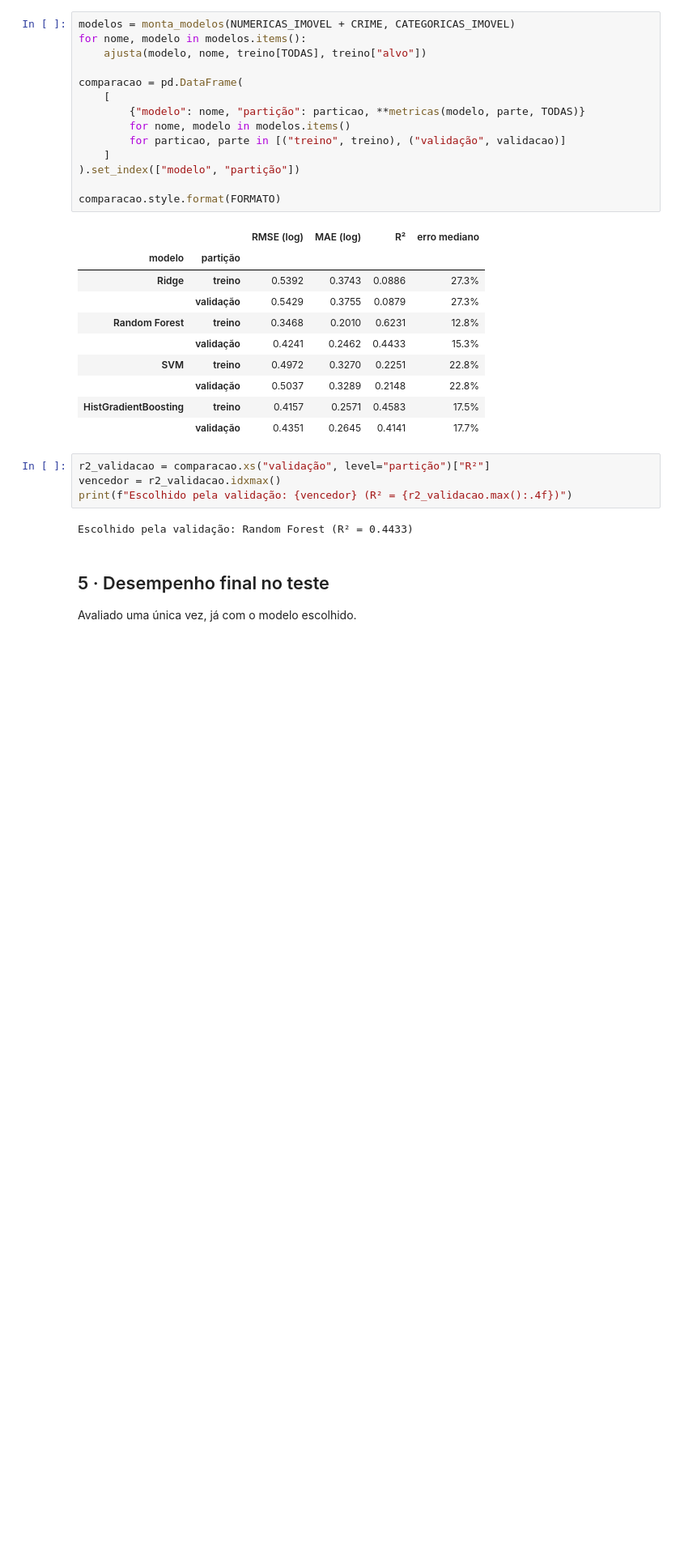
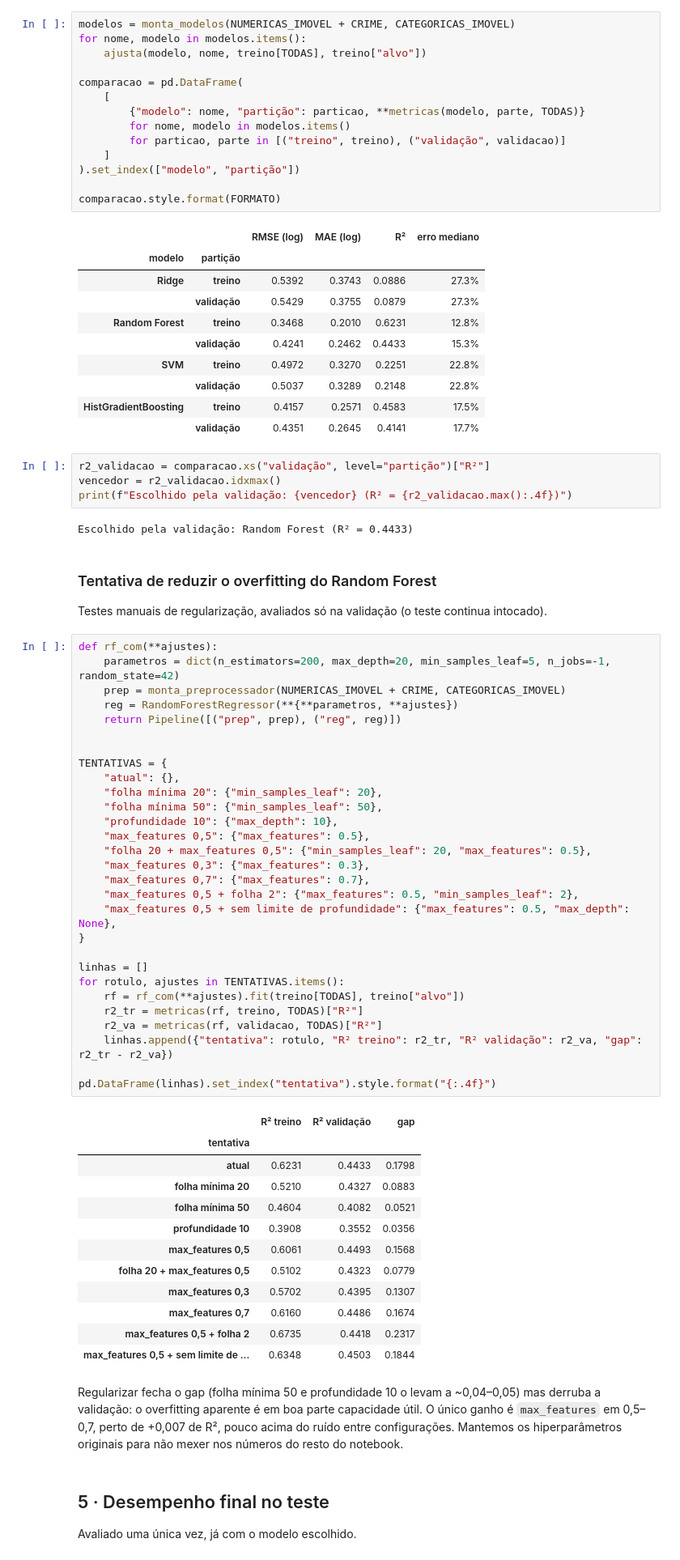
Before and after one commit to Rafa-Russo/Grupo-2, a Jupyter notebook: exploration/Russo/imoveis_sp/03_modelagem.ipynb, the cells around one changed output. Shown at 81% size. Saved outputs shown, nothing was run; the diff lists cells and outputs as text; blank space fills up the shorter version.

Commit message:
Melhorias na parte de modelagem

```diff
--- a/exploration/Russo/imoveis_sp/03_modelagem.ipynb
+++ b/exploration/Russo/imoveis_sp/03_modelagem.ipynb
@@ -255,6 +257,54 @@ vencedor = r2_validacao.idxmax()
 print(f"Escolhido pela validação: {vencedor} (R² = {r2_validacao.max():.4f})")
 # %% [output]
 Escolhido pela validação: Random Forest (R² = 0.4433)
+# %% [markdown]
+### Tentativa de reduzir o overfitting do Random Forest
+
+Testes manuais de regularização, avaliados só na validação (o teste continua intocado).
+# %%
+def rf_com(**ajustes):
+    parametros = dict(n_estimators=200, max_depth=20, min_samples_leaf=5, n_jobs=-1, random_state=42)
+    prep = monta_preprocessador(NUMERICAS_IMOVEL + CRIME, CATEGORICAS_IMOVEL)
+    reg = RandomForestRegressor(**{**parametros, **ajustes})
+    return Pipeline([("prep", prep), ("reg", reg)])
+
+
+TENTATIVAS = {
+    "atual": {},
+    "folha mínima 20": {"min_samples_leaf": 20},
+    "folha mínima 50": {"min_samples_leaf": 50},
+    "profundidade 10": {"max_depth": 10},
+    "max_features 0,5": {"max_features": 0.5},
+    "folha 20 + max_features 0,5": {"min_samples_leaf": 20, "max_features": 0.5},
+    "max_features 0,3": {"max_features": 0.3},
+    "max_features 0,7": {"max_features": 0.7},
+    "max_features 0,5 + folha 2": {"max_features": 0.5, "min_samples_leaf": 2},
+    "max_features 0,5 + sem limite de profundidade": {"max_features": 0.5, "max_depth": None},
+}
+
+linhas = []
+for rotulo, ajustes in TENTATIVAS.items():
+    rf = rf_com(**ajustes).fit(treino[TODAS], treino["alvo"])
+    r2_tr = metricas(rf, treino, TODAS)["R²"]
+    r2_va = metricas(rf, validacao, TODAS)["R²"]
+    linhas.append({"tentativa": rotulo, "R² treino": r2_tr, "R² validação": r2_va, "gap": r2_tr - r2_va})
+
+pd.DataFrame(linhas).set_index("tentativa").style.format("{:.4f}")
+# %% [output]
+|  | R² treino | R² validação | gap |
+| tentativa |  |  |  |
+| atual | 0.6231 | 0.4433 | 0.1798 |
+| folha mínima 20 | 0.5210 | 0.4327 | 0.0883 |
+| folha mínima 50 | 0.4604 | 0.4082 | 0.0521 |
+| profundidade 10 | 0.3908 | 0.3552 | 0.0356 |
+| max_features 0,5 | 0.6061 | 0.4493 | 0.1568 |
+| folha 20 + max_features 0,5 | 0.5102 | 0.4323 | 0.0779 |
+| max_features 0,3 | 0.5702 | 0.4395 | 0.1307 |
+| max_features 0,7 | 0.6160 | 0.4486 | 0.1674 |
+| max_features 0,5 + folha 2 | 0.6735 | 0.4418 | 0.2317 |
+| max_features 0,5 + sem limite de ... | 0.6348 | 0.4503 | 0.1844 |
+# %% [markdown]
+Regularizar fecha o gap (folha mínima 50 e profundidade 10 o levam a ~0,04–0,05) mas derruba a validação: o overfitting aparente é em boa parte capacidade útil. O único ganho é `max_features` em 0,5–0,7, perto de +0,007 de R², pouco acima do ruído entre configurações. Mantemos os hiperparâmetros originais para não mexer nos números do resto do notebook.
 # %% [markdown]
 ## 5 · Desempenho final no teste
 
```
Also changed, not shown: parts of 14 cells of this notebook, 2 other files.
